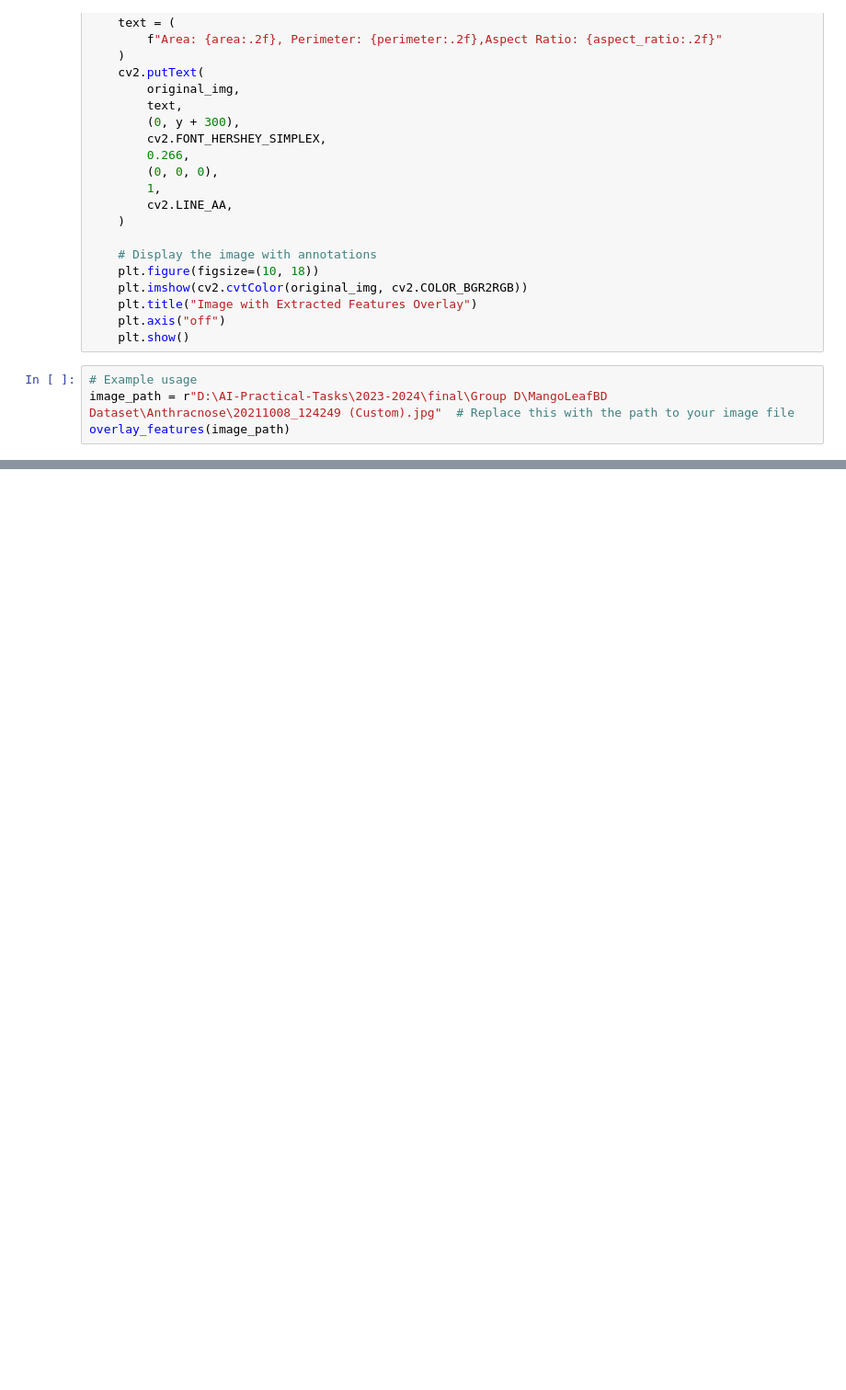
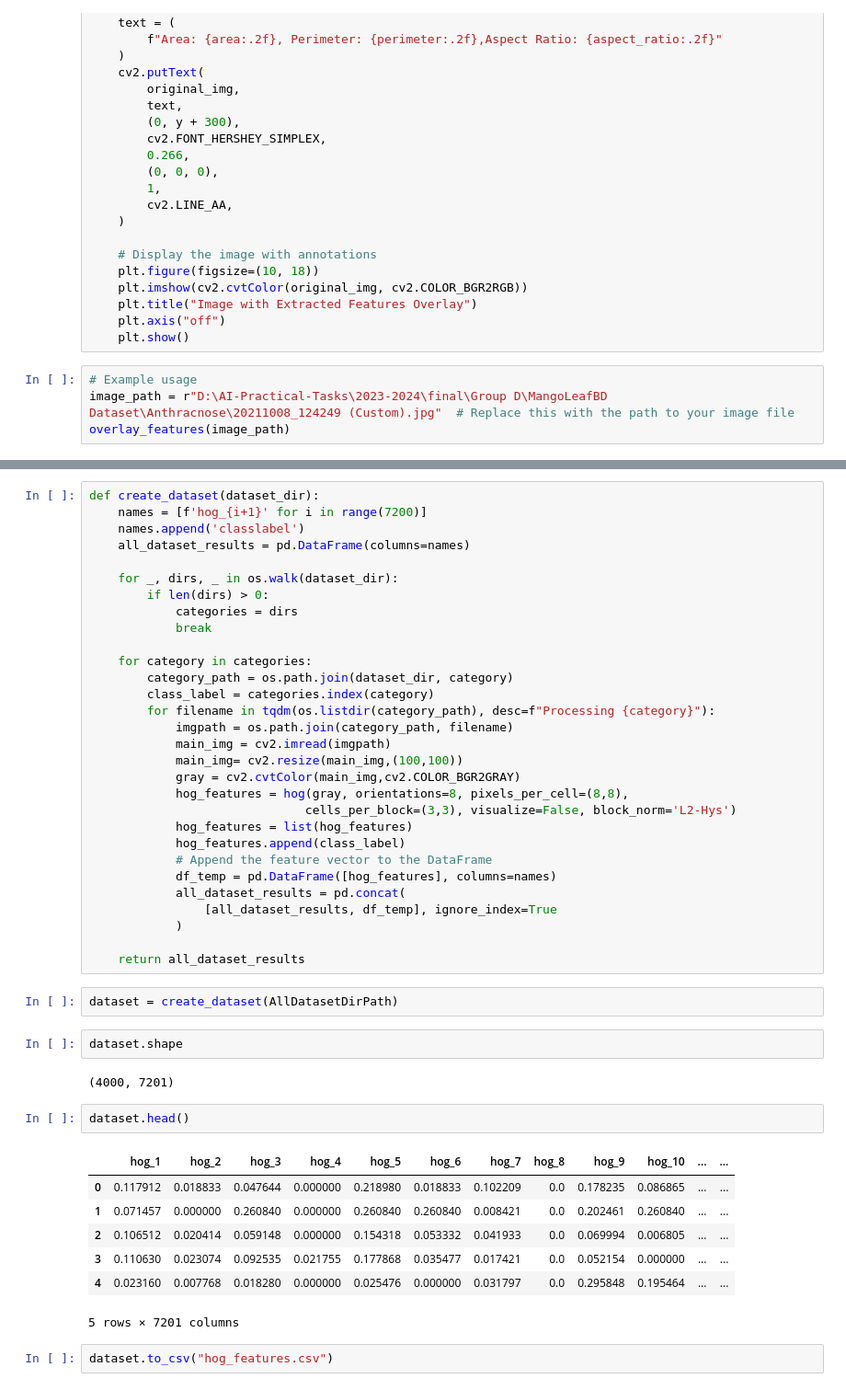
Before and after one commit to kodo-yousif/AI-Practical-Tasks, a Jupyter notebook: 2023-2024/final/Group D/feature_extraction.ipynb, the cells around one changed output, grey strips where cells are left out. Shown at 92% size. Saved outputs shown, nothing was run; the diff lists cells and outputs as text; blank space fills up the shorter version.

```diff
--- a/2023-2024/final/Group D/feature_extraction.ipynb
+++ b/2023-2024/final/Group D/feature_extraction.ipynb
@@ -206,0 +289,48 @@ overlay_features(image_path)
+# %%
+def create_dataset(dataset_dir):
+    names = [f'hog_{i+1}' for i in range(7200)]
+    names.append('classlabel')
+    all_dataset_results = pd.DataFrame(columns=names)
+
+    for _, dirs, _ in os.walk(dataset_dir):
+        if len(dirs) > 0:
+            categories = dirs
+            break
+
+    for category in categories:
+        category_path = os.path.join(dataset_dir, category)
+        class_label = categories.index(category)
+        for filename in tqdm(os.listdir(category_path), desc=f"Processing {category}"):
+            imgpath = os.path.join(category_path, filename)
+            main_img = cv2.imread(imgpath)
+            main_img= cv2.resize(main_img,(100,100))
+            gray = cv2.cvtColor(main_img,cv2.COLOR_BGR2GRAY)
+            hog_features = hog(gray, orientations=8, pixels_per_cell=(8,8),
+                              cells_per_block=(3,3), visualize=False, block_norm='L2-Hys')
+            hog_features = list(hog_features)
+            hog_features.append(class_label)
+            # Append the feature vector to the DataFrame
+            df_temp = pd.DataFrame([hog_features], columns=names)
+            all_dataset_results = pd.concat(
+                [all_dataset_results, df_temp], ignore_index=True
+            )
+
+    return all_dataset_results
+# %%
+dataset = create_dataset(AllDatasetDirPath)
+# %%
+dataset.shape
+# %% [output]
+(4000, 7201)
+# %%
+dataset.head()
+# %% [output]
+|  | hog_1 | hog_2 | hog_3 | hog_4 | hog_5 | hog_6 | hog_7 | hog_8 | hog_9 | hog_10 | ... | ... |
+| 0 | 0.117912 | 0.018833 | 0.047644 | 0.000000 | 0.218980 | 0.018833 | 0.102209 | 0.0 | 0.178235 | 0.086865 | ... | ... |
+| 1 | 0.071457 | 0.000000 | 0.260840 | 0.000000 | 0.260840 | 0.260840 | 0.008421 | 0.0 | 0.202461 | 0.260840 | ... | ... |
+| 2 | 0.106512 | 0.020414 | 0.059148 | 0.000000 | 0.154318 | 0.053332 | 0.041933 | 0.0 | 0.069994 | 0.006805 | ... | ... |
+| 3 | 0.110630 | 0.023074 | 0.092535 | 0.021755 | 0.177868 | 0.035477 | 0.017421 | 0.0 | 0.052154 | 0.000000 | ... | ... |
+| 4 | 0.023160 | 0.007768 | 0.018280 | 0.000000 | 0.025476 | 0.000000 | 0.031797 | 0.0 | 0.295848 | 0.195464 | ... | ... |
+5 rows × 7201 columns
+# %%
+dataset.to_csv("hog_features.csv")
```
Also changed, not shown: parts of 25 cells of this notebook, 7 other files.
